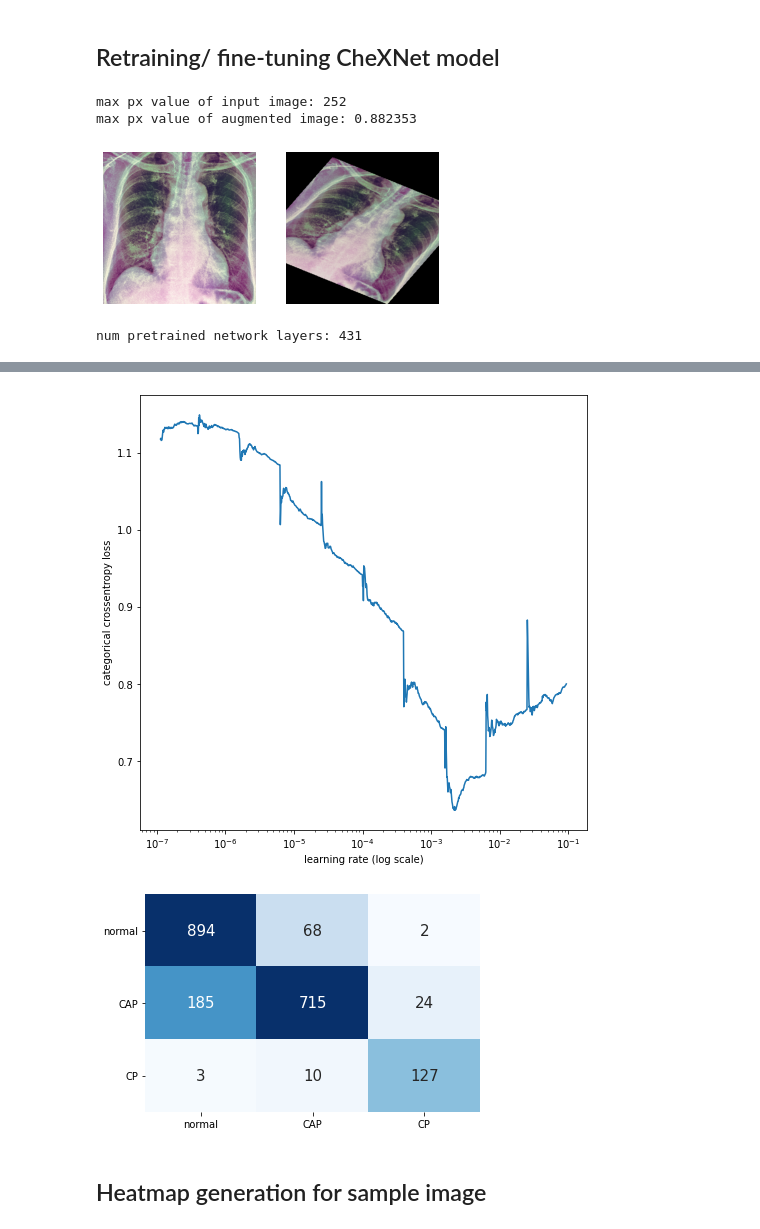
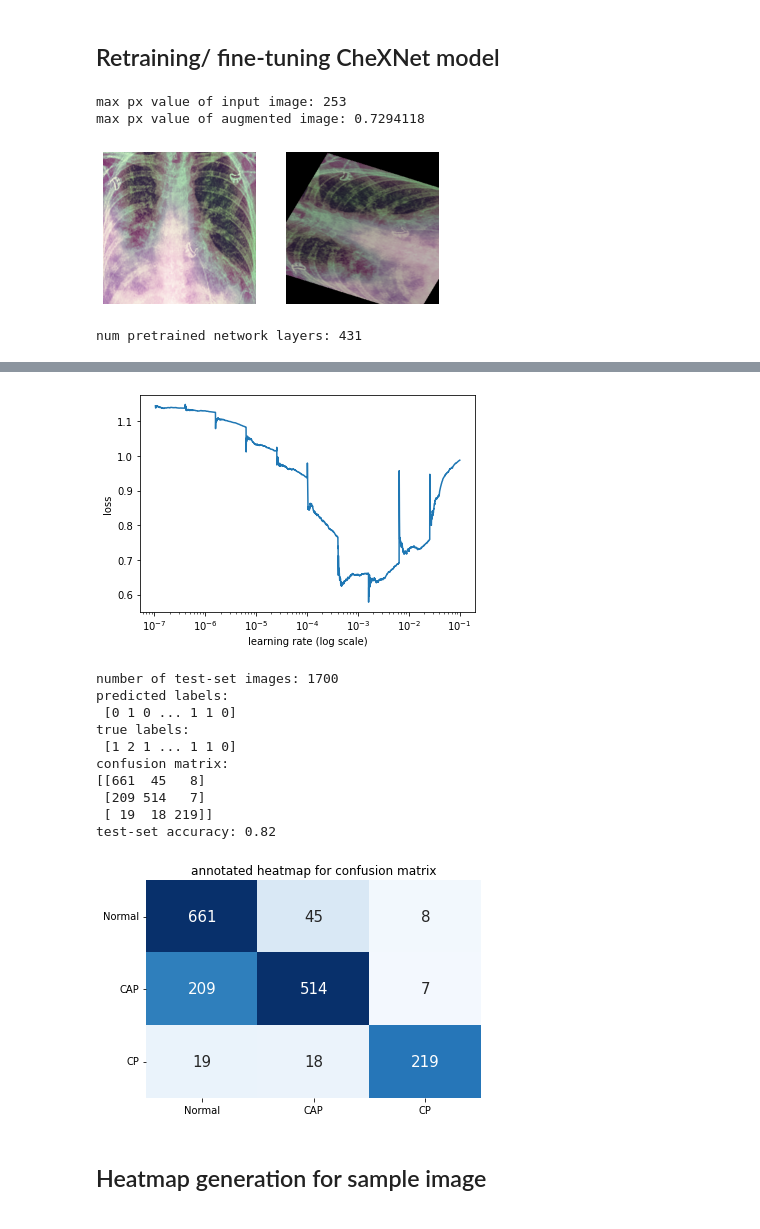
Before and after one commit to armiro/COVID-CXNet, a Jupyter notebook: multiclass_covid_cxnet.ipynb, the cells around one changed output, grey strips where cells are left out. Saved outputs shown, nothing was run; the diff lists cells and outputs as text; code cells hidden in the pictures.

```diff
--- a/multiclass_covid_cxnet.ipynb
+++ b/multiclass_covid_cxnet.ipynb
@@ -256,11 +254,7 @@ np.save(file='/content/drive/My Drive/Datasets/covid_cxr_dataset/cxr_samples_seg
 # %%
 # run with previously segmented images (ignore 5 last code blocks above)
 X = np.load('/content/drive/My Drive/Datasets/covid_cxr_dataset/cxr_samples_segmented.npy')
-y = np.load('/content/drive/My Drive/Datasets/covid_cxr_dataset/cxr_labels_multiclass.npy')
-X = np.concatenate((X[:695], X[695:4295], X[6000:9600]), axis=0)
-y = np.concatenate((y[:695], y[695:4295], y[6000:9600]))
-# X = np.concatenate((X[:500], X[1000:1500], X[5500:6000]), axis=0)
-# y = np.concatenate((y[:500], y[1000:1500], y[5500:6000]))
+y = np.load('/content/drive/My Drive/Datasets/covid_cxr_dataset/cxr_labels.npy')
 
 # one-hot encoding of labels
 transformer = ColumnTransformer(transformers=[('encoder', OneHotEncoder(), [0])])
@@ -358,6 +354,6 @@ plt.imshow(augmented.squeeze())
 plt.axis('off')
 plt.show()
 # %% [output]
-max px value of input image: 252
-max px value of augmented image: 0.882353
+max px value of input image: 253
+max px value of augmented image: 0.7294118
-[figure, old version]
+[figure, new version]
@@ -367,4 +360,5 @@ X_test = np.array([X_test[idx] / 255. for idx in range(len(X_test))])
 # %%
+# model development based on the CheXNet pretrained model
 backbone = load_model("/content/drive/My Drive/CheXNet_model.hdf5")
 fc = Dense(units=10, activation='relu', name='fc')(backbone.layers[-2].output)
 do = Dropout(rate=0.2, name='dropout')(fc)
@@ -372,7 +366,7 @@ output = Dense(units=3, activation='softmax', name='pred')(do)
 classifier = Model(inputs=backbone.input, outputs=output)
 classifier.trainable = True
 
-fast_adam = optimizers.Adam(learning_rate=0.0001)
+fast_adam = optimizers.Adam(learning_rate=0.0002)
 smoothened_cce = tf.losses.CategoricalCrossentropy(label_smoothing=0.1)
 classifier.compile(optimizer=fast_adam, loss=smoothened_cce, metrics=['accuracy'])
 # classifier.summary()
@@ -384,7 +378,7 @@ num pretrained network layers: 431
 from keras_lr_finder.lr_finder import LRFinder
 lr_finder = LRFinder(model=classifier)
 lr_finder.find(x_train=X_train, y_train=y_train, start_lr=0.0000001,
-               end_lr=0.1, batch_size=56, epochs=10)
+               end_lr=0.1, batch_size=24, epochs=10)
 # best lr is where the plot has highest decreasing slope before the loss jump
 lr_finder.plot_loss()
 # lr_finder.plot_loss_change(sma=5, n_skip_beginning=5, n_skip_end=5, y_lim=(-0.05, 0.05))
@@ -412,4 +406,4 @@ Epoch 10/10
-[figure, old version]
+[figure, new version]
 # %%
 class_weights = class_weight.compute_class_weight(class_weight='balanced',
                                                   classes=np.unique(y), y=y).astype('float32')
@@ -433,9 +427,10 @@ plt.legend()
 plt.show()
 # fig.savefig('/content/drive/My Drive/covid_model/fine_tuning.png')
 # %%
-classifier.load_weights('/content/drive/My Drive/covid_model/eps=001_valLoss=0.9289.hdf5')
+classifier.load_weights('/content/drive/MyDrive/covid_model/eps=028_valLoss=0.595.hdf5')
 print('number of test-set images:', len(y_test))
 
+X_test = np.array([X_test[idx] / 255. for idx in range(len(X_test))]) # rescale test set
 y_pred = classifier.predict(X_test)
 y_pred = np.array([np.argmax(pred) for pred in y_pred])
 print('predicted labels: \n', y_pred)
@@ -450,18 +445,29 @@ cm = confusion_matrix(y_true=y_test_decoded, y_pred=y_pred)
 print('confusion matrix:')
 print(cm)
 print('test-set accuracy:', (cm[0][0] + cm[1][1] + cm[2][2])/np.sum(cm))
+# %% [output]
+number of test-set images: 1700
+predicted labels:
+ [0 1 0 ... 1 1 0]
+true labels:
+ [1 2 1 ... 1 1 0]
+confusion matrix:
+[[661  45   8]
+ [209 514   7]
+ [ 19  18 219]]
+test-set accuracy: 0.82
 # %%
 import seaborn as sns
 fig1 = plt.figure()
-labels = ['normal', 'CAP', 'CP']
+labels = ['Normal', 'CAP', 'CP']
 h = sns.heatmap(data=cm, cmap='Blues', annot=True, annot_kws={'size': 15}, fmt='d',
                 vmin=0, vmax=300, xticklabels=labels, yticklabels=labels, cbar=False)
 h.set_yticklabels(h.get_yticklabels(), rotation=0)
-# plt.title('annotated heatmap for confusion matrix')
+plt.title('annotated heatmap for confusion matrix')
 plt.show()
-fig1.savefig('/content/drive/My Drive/multiclass_cm_heatmap.pdf')
+# fig1.savefig('/content/drive/My Drive/multiclass_cm_heatmap.pdf')
 # %% [output]
-[figure, old version]
+[figure, new version]
 # %%
 # save model config as json file
 model_json = classifier.to_json()
```
Also changed, not shown: parts of 10 cells of this notebook.
